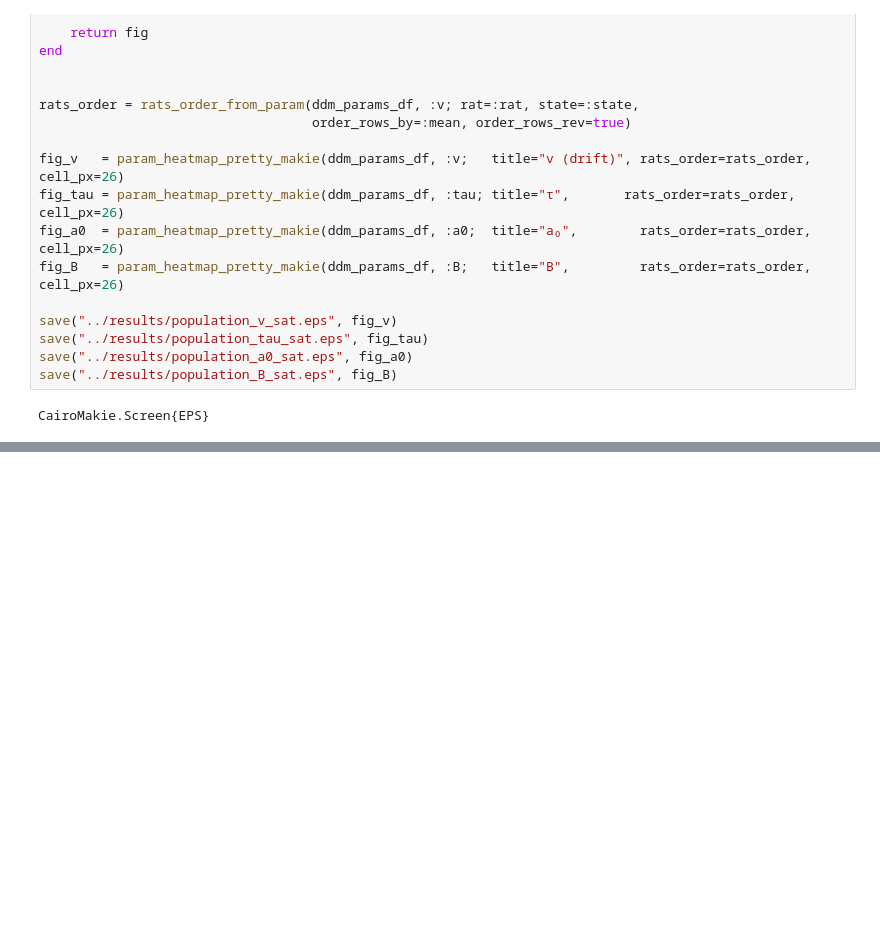
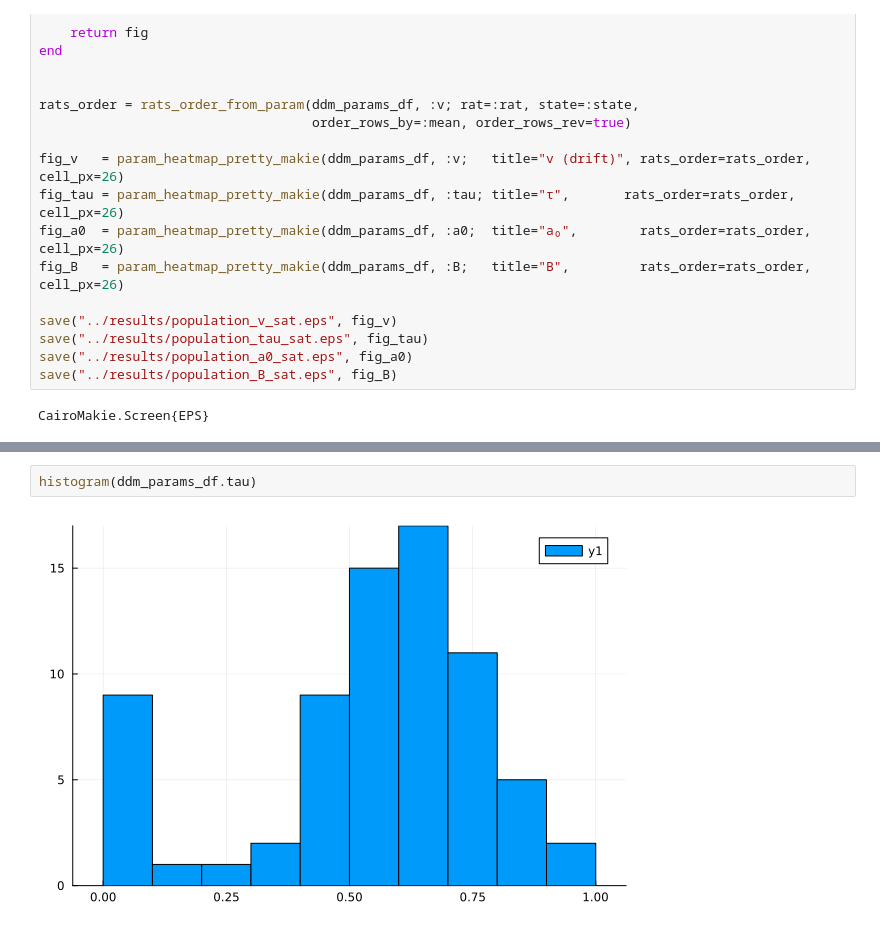
Before and after one commit to depasquale-lab/24_Hour_Behavior, a Jupyter notebook: notebooks/PopulationDDMHMM.ipynb, the cells around one changed output, grey strips where cells are left out. Drawn from its saved outputs; the diff is of its cells as text; blank space fills up the shorter version.

```diff
--- a/notebooks/PopulationDDMHMM.ipynb
+++ b/notebooks/PopulationDDMHMM.ipynb
@@ -1073,3 +1228,7 @@ CairoMakie.Screen{EPS}
+# %%
+histogram(ddm_params_df.tau)
+# %% [output]
+[figure, added]
 # %%
 function unique_trial_timeline_stylized(; tmax=4.0,
     # digital signals
```
Also changed, not shown: parts of 13 cells of this notebook, 15 other files.
